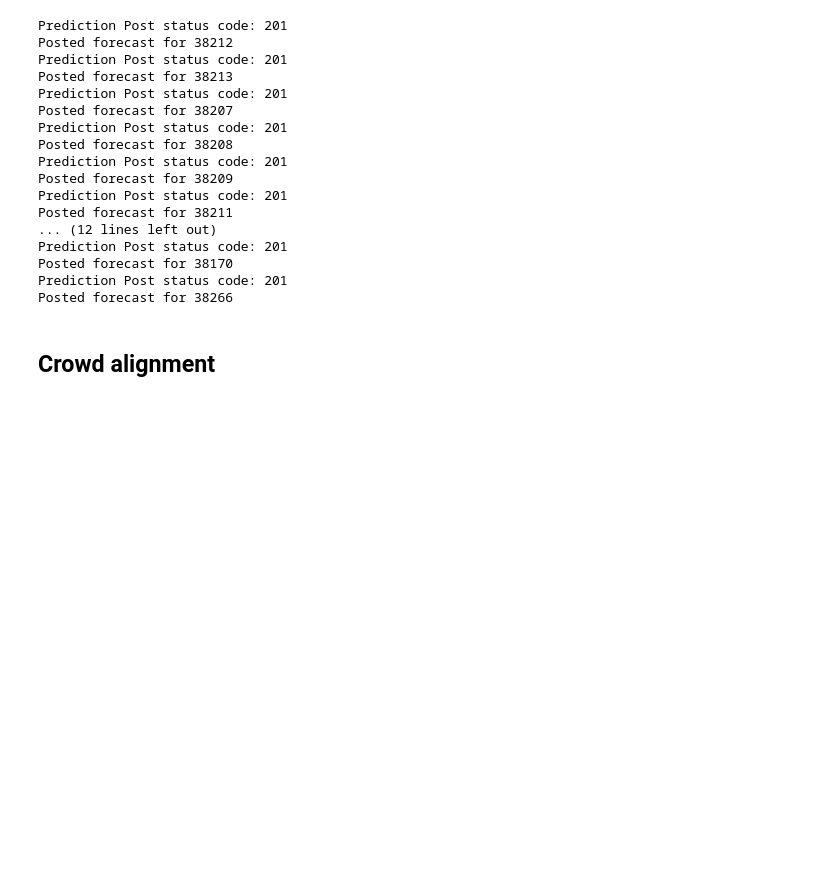
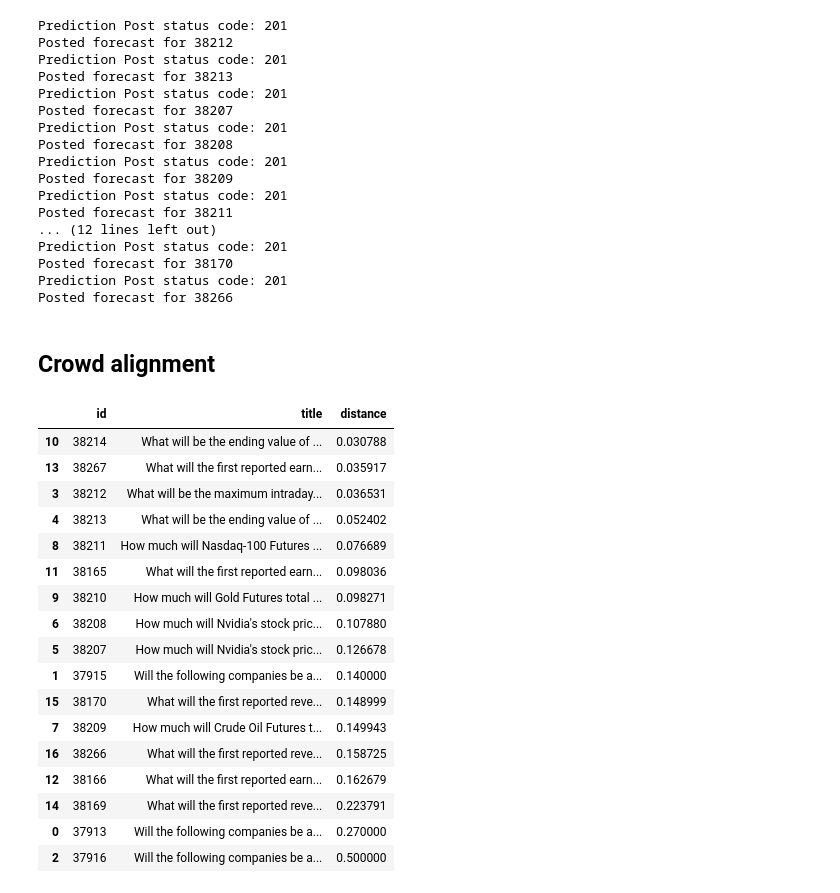
Before and after one commit to catskillsresearch/metac-bot-template, a Jupyter notebook: MPC25Q3_20250730_run.ipynb, the cells around one changed output. Drawn from its saved outputs; the diff is of its cells as text; code cells hidden in the pictures; blank space fills up the shorter version.

```diff
--- a/MPC25Q3_20250730_run.ipynb
+++ b/MPC25Q3_20250730_run.ipynb
@@ -388,0 +358,21 @@ aggregations = q["question"]["aggregations"]
+# %%
+df
+# %% [output]
+|  | id | title | distance |
+| 10 | 38214 | What will be the ending value of ... | 0.030788 |
+| 13 | 38267 | What will the first reported earn... | 0.035917 |
+| 3 | 38212 | What will be the maximum intraday... | 0.036531 |
+| 4 | 38213 | What will be the ending value of ... | 0.052402 |
+| 8 | 38211 | How much will Nasdaq-100 Futures ... | 0.076689 |
+| 11 | 38165 | What will the first reported earn... | 0.098036 |
+| 9 | 38210 | How much will Gold Futures total ... | 0.098271 |
+| 6 | 38208 | How much will Nvidia's stock pric... | 0.107880 |
+| 5 | 38207 | How much will Nvidia's stock pric... | 0.126678 |
+| 1 | 37915 | Will the following companies be a... | 0.140000 |
+| 15 | 38170 | What will the first reported reve... | 0.148999 |
+| 7 | 38209 | How much will Crude Oil Futures t... | 0.149943 |
+| 16 | 38266 | What will the first reported reve... | 0.158725 |
+| 12 | 38166 | What will the first reported earn... | 0.162679 |
+| 14 | 38169 | What will the first reported reve... | 0.223791 |
+| 0 | 37913 | Will the following companies be a... | 0.270000 |
+| 2 | 37916 | Will the following companies be a... | 0.500000 |
```
Also changed, not shown: parts of 18 cells of this notebook.
